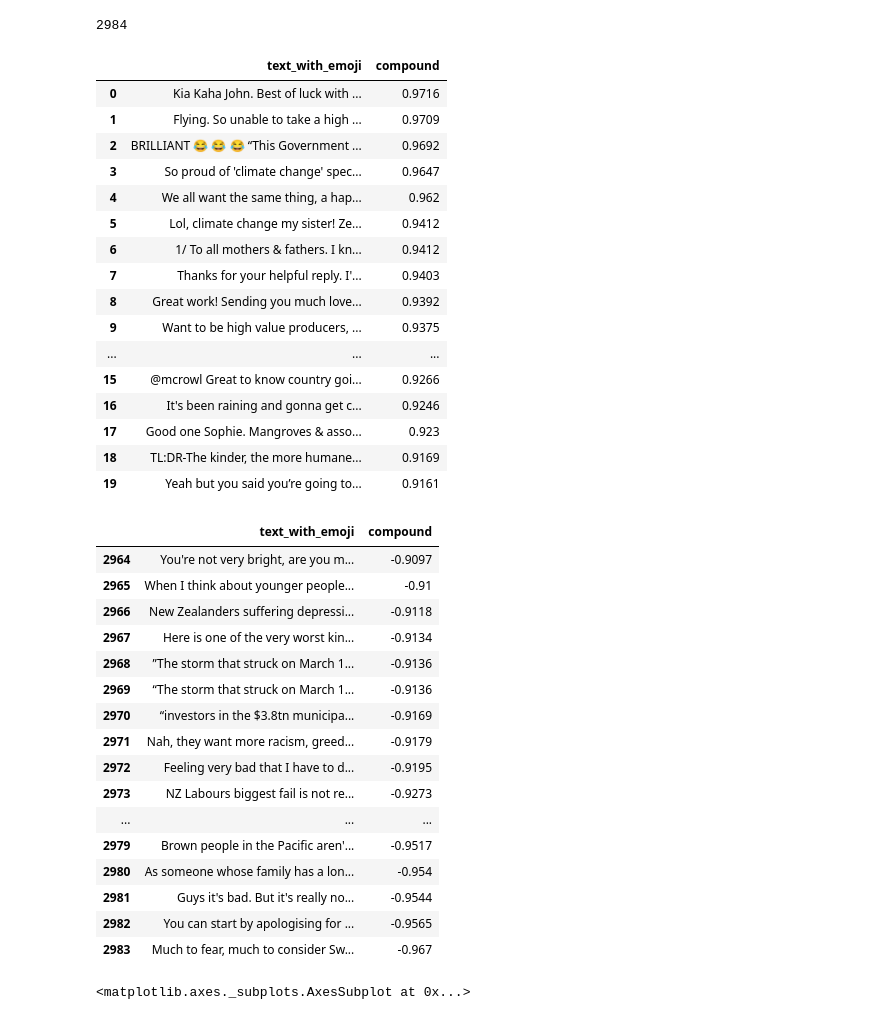
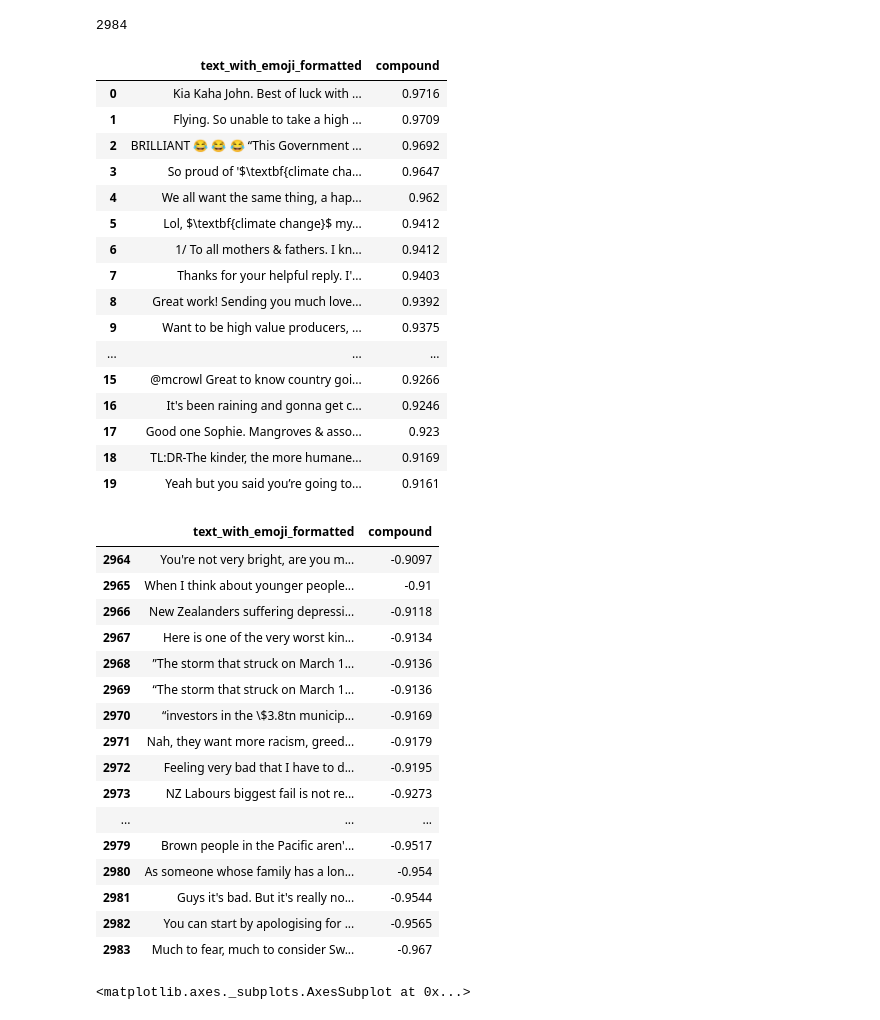
Before and after one commit to UoA-eResearch/twitter_analysis, a Jupyter notebook: plot.ipynb, the cells around one changed output. Drawn from its saved outputs; the diff is of its cells as text; code cells hidden in the pictures.

```diff
--- a/plot.ipynb
+++ b/plot.ipynb
@@ -66,23 +66,24 @@ print(len(environmental_tweets))
 # %% [output]
 2984
 # %%
+environmental_tweets["text_with_emoji_formatted"] = environmental_tweets.text_with_emoji.str.replace("$", r"\$").str.replace(pattern, lambda x: r"$\textbf{" + x.group() + "}$")
 def highlight(row):
     if row["compound"] > 0:
         return ["background-color: rgba(0,255,0,.2)"]*len(row)
     else:
         return ["background-color: rgba(255,0,0,.2)"]*len(row)
 
-sorted_tweets = environmental_tweets.sort_values(by="compound", ascending=False)[["text_with_emoji", "compound"]].reset_index(drop=True)
+sorted_tweets = environmental_tweets.sort_values(by="compound", ascending=False)[["text_with_emoji_formatted", "compound"]].reset_index(drop=True)
 display(sorted_tweets.head(20).style.apply(highlight, axis=1))
 display(sorted_tweets.tail(20).style.apply(highlight, axis=1))
 # %% [output]
-|  | text_with_emoji | compound |
+|  | text_with_emoji_formatted | compound |
 | 0 | Kia Kaha John. Best of luck with ... | 0.9716 |
 | 1 | Flying. So unable to take a high ... | 0.9709 |
 | 2 | BRILLIANT 😂 😂 😂 “This Government ... | 0.9692 |
-| 3 | So proud of 'climate change' spec... | 0.9647 |
+| 3 | So proud of '$\textbf{climate cha... | 0.9647 |
 | 4 | We all want the same thing, a hap... | 0.962 |
-| 5 | Lol, climate change my sister! Ze... | 0.9412 |
+| 5 | Lol, $\textbf{climate change}$ my... | 0.9412 |
 | 6 | 1/ To all mothers & fathers. I kn... | 0.9412 |
 | 7 | Thanks for your helpful reply. I'... | 0.9403 |
 | 8 | Great work! Sending you much love... | 0.9392 |
@@ -93,14 +94,14 @@ display(sorted_tweets.tail(20).style.apply(highlight, axis=1))
 | 17 | Good one Sophie. Mangroves & asso... | 0.923 |
 | 18 | TL:DR-The kinder, the more humane... | 0.9169 |
 | 19 | Yeah but you said you’re going to... | 0.9161 |
-|  | text_with_emoji | compound |
+|  | text_with_emoji_formatted | compound |
 | 2964 | You're not very bright, are you m... | -0.9097 |
 | 2965 | When I think about younger people... | -0.91 |
 | 2966 | New Zealanders suffering depressi... | -0.9118 |
 | 2967 | Here is one of the very worst kin... | -0.9134 |
 | 2968 | ”The storm that struck on March 1... | -0.9136 |
 | 2969 | “The storm that struck on March 1... | -0.9136 |
-| 2970 | “investors in the $3.8tn municipa... | -0.9169 |
+| 2970 | “investors in the \$3.8tn municip... | -0.9169 |
 | 2971 | Nah, they want more racism, greed... | -0.9179 |
 | 2972 | Feeling very bad that I have to d... | -0.9195 |
 | 2973 | NZ Labours biggest fail is not re... | -0.9273 |
```
Also changed, not shown: 1 other file.
